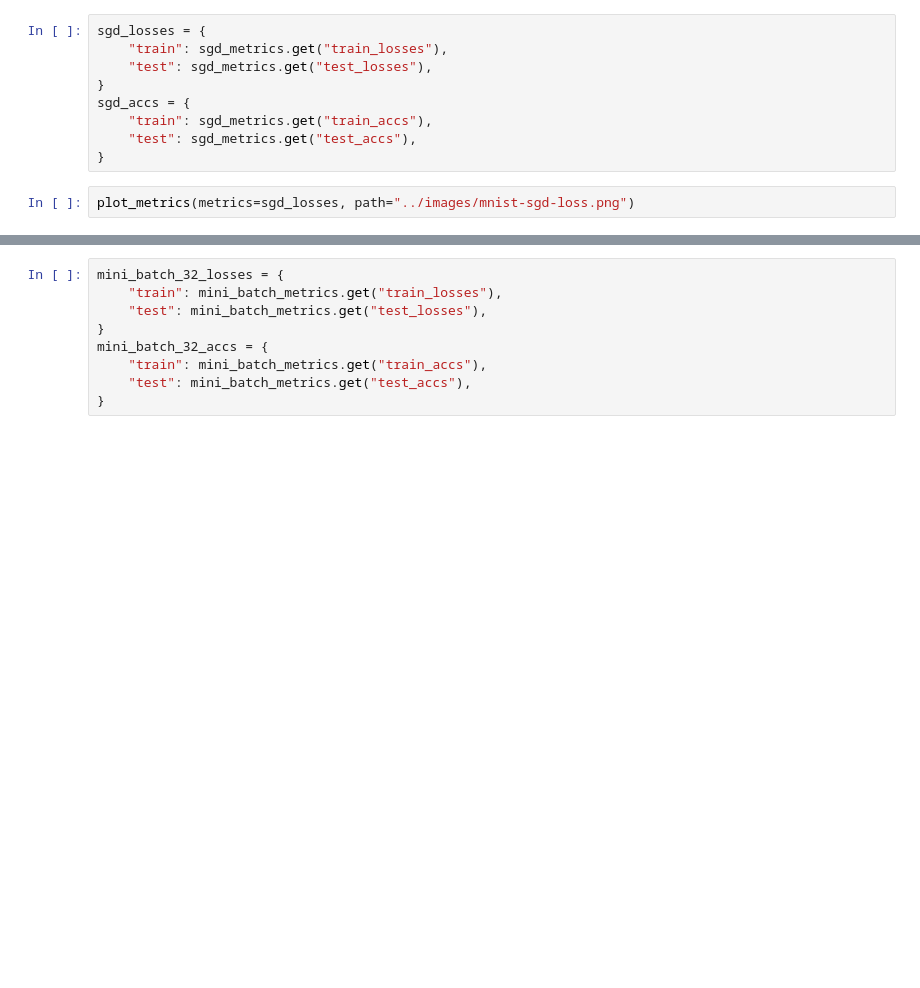
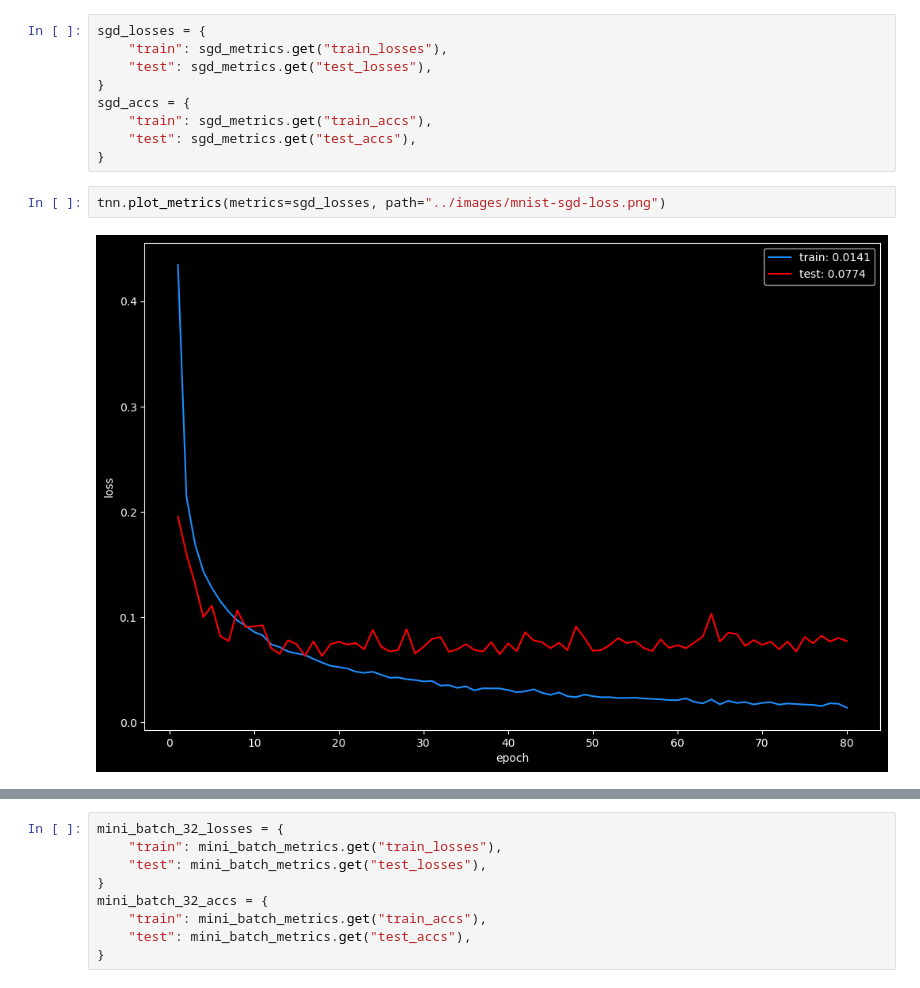
Before and after one commit to andrew-m-holmes/teaching-neural-networks, a Jupyter notebook: notebooks/mnist-plot.ipynb, the cells around one changed output, grey strips where cells are left out. Saved outputs shown, nothing was run; the diff lists cells and outputs as text; blank space fills up the shorter version.

```diff
--- a/notebooks/mnist-plot.ipynb
+++ b/notebooks/mnist-plot.ipynb
@@ -29,5 +33,7 @@ sgd_accs = {
     "test": sgd_metrics.get("test_accs"),
 }
 # %%
-plot_metrics(metrics=sgd_losses, path="../images/mnist-sgd-loss.png")
+tnn.plot_metrics(metrics=sgd_losses, path="../images/mnist-sgd-loss.png")
+# %% [output]
+[figure, added]
 # %%
```
Also changed, not shown: parts of 8 cells of this notebook, 8 other files.
